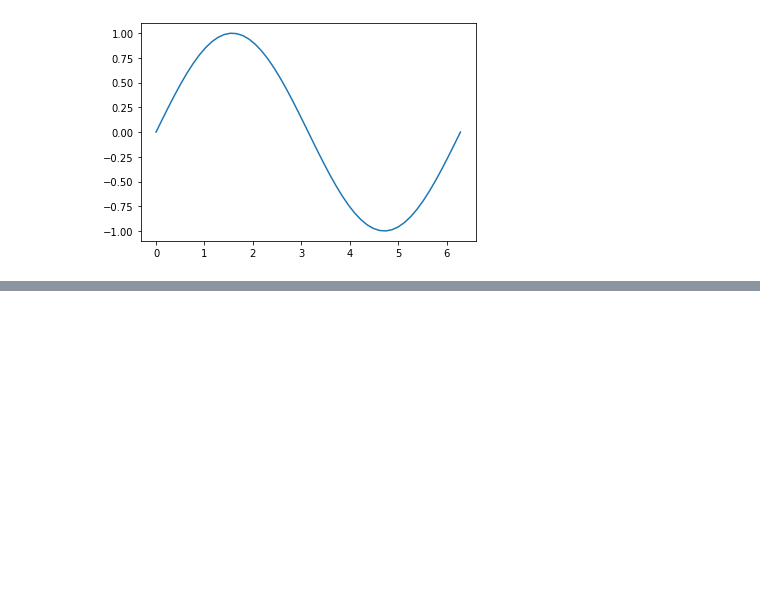
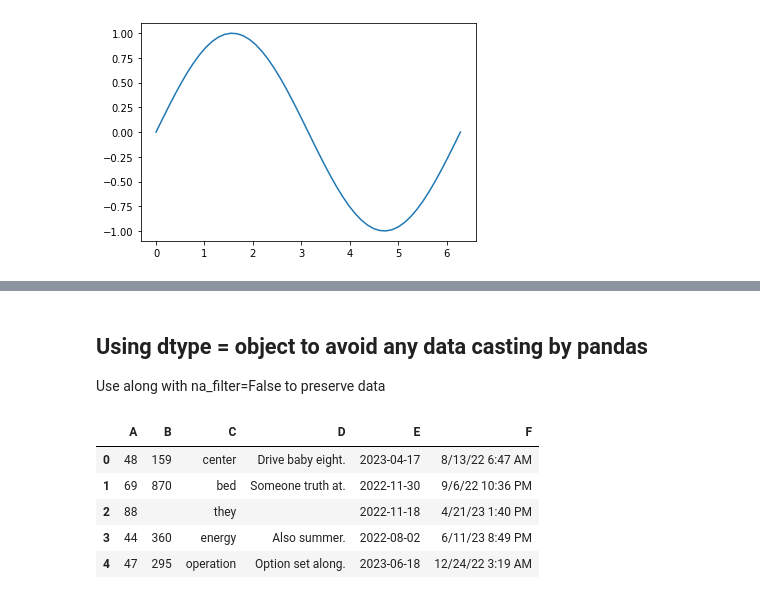
Before and after one commit to ow-gryphon/gryphon-analytics-basic, a Jupyter notebook: template/notebooks/[template] load_and_save_data.ipynb, the cells around one changed output, grey strips where cells are left out. Saved outputs shown, nothing was run; the diff lists cells and outputs as text; code cells hidden in the pictures; blank space fills up the shorter version.

```diff
--- a/template/notebooks/[template] load_and_save_data.ipynb
+++ b/template/notebooks/[template] load_and_save_data.ipynb
@@ -240,0 +323,13 @@ loaded_pickle['my_figure']
+# %% [markdown]
+## Using dtype = object to avoid any data casting by pandas
+
+Use along with na_filter=False to preserve data
+# %%
+pd.read_csv("sample_input/dtype_test_file.csv", dtype = object, na_filter = False).head()
+# %% [output]
+|  | A | B | C | D | E | F |
+| 0 | 48 | 159 | center | Drive baby eight. | 2023-04-17 | 8/13/22 6:47 AM |
+| 1 | 69 | 870 | bed | Someone truth at. | 2022-11-30 | 9/6/22 10:36 PM |
+| 2 | 88 |  | they |  | 2022-11-18 | 4/21/23 1:40 PM |
+| 3 | 44 | 360 | energy | Also summer. | 2022-08-02 | 6/11/23 8:49 PM |
+| 4 | 47 | 295 | operation | Option set along. | 2023-06-18 | 12/24/22 3:19 AM |
```
Also changed, not shown: parts of 16 cells of this notebook, 47 other files.
